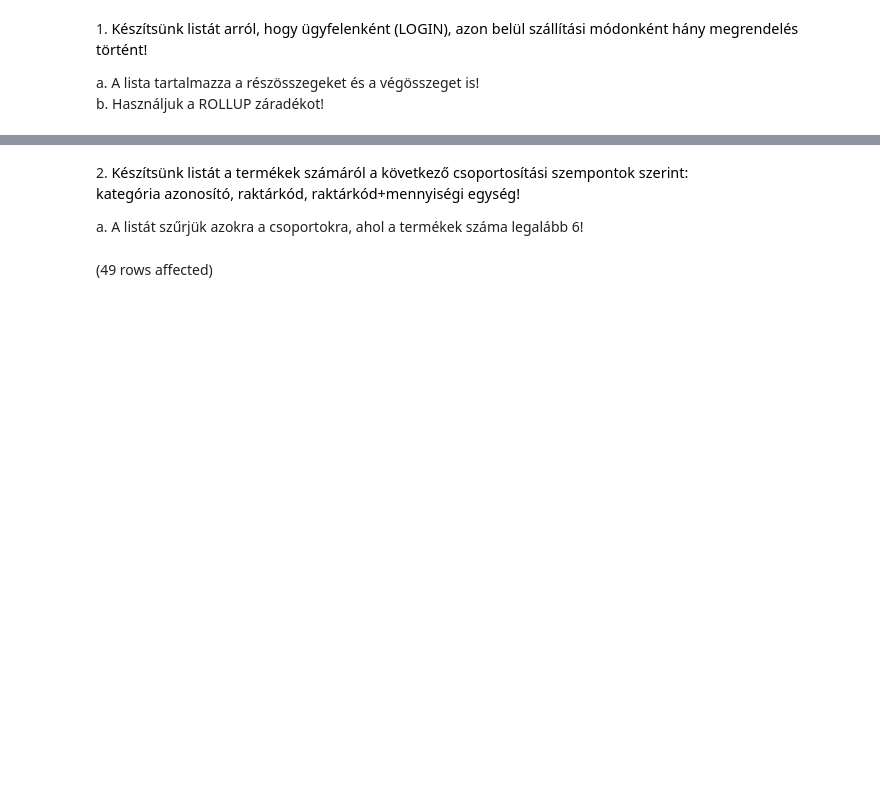
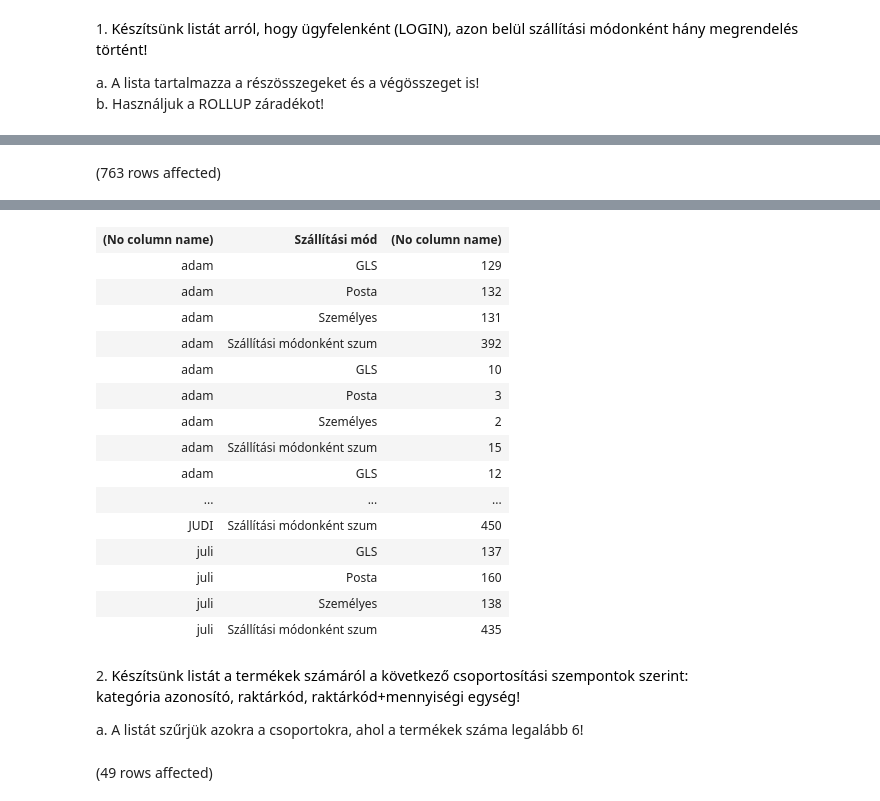
Before and after one commit to barnabasbaranyistud/SQLgyak03, a Jupyter notebook: gyakorlat04_feladatok.ipynb, the cells around one changed output, grey strips where cells are left out. Cells and saved outputs as stored; diff of their text form; code cells hidden in the pictures; blank space fills up the shorter version.

```diff
--- a/gyakorlat04_feladatok.ipynb
+++ b/gyakorlat04_feladatok.ipynb
@@ -28,0 +6,14 @@ Total execution time: 00:00:00.049
+# %%
+SELECT (CASE GROUPING_ID(LOGIN)
+WHEN 0 THEN CAST(LOGIN as nvarchar(4))
+WHEN 1 THEN '' END),
+(CASE GROUPING_ID(LOGIN, szall_mod)
+WHEN 0 THEN CAST(szall_mod as nvarchar(10))
+WHEN 1 THEN 'Szállítási módonként szum'
+WHEN 3 THEN 'Összesen' END)
+AS 'Szállítási mód',
+count(*)
+FROM Rendeles
+GROUP BY ROLLUP(LOGIN, szall_mod)
+# %% [output]
+(763 rows affected)
@@ -29,3 +21,19 @@ Total execution time: 00:00:00.049
+| (No column name) | Szállítási mód | (No column name) |
+| adam | GLS | 129 |
+| adam | Posta | 132 |
+| adam | Személyes | 131 |
+| adam | Szállítási módonként szum | 392 |
+| adam | GLS | 10 |
+| adam | Posta | 3 |
+| adam | Személyes | 2 |
+| adam | Szállítási módonként szum | 15 |
+| adam | GLS | 12 |
+| ... | ... | ... |
+| JUDI | Szállítási módonként szum | 450 |
+| juli | GLS | 137 |
+| juli | Posta | 160 |
+| juli | Személyes | 138 |
+| juli | Szállítási módonként szum | 435 |
 # %% [markdown]
 2. <span style="background-color: rgb(255, 255, 255); color: rgb(0, 0, 0); font-family: &quot;Open Sans&quot;, sans-serif; font-size: 14.44px;">Készítsünk listát a termékek számáról a következő csoportosítási szempontok szerint:<br>kategória azonosító, raktárkód, raktárkód+mennyiségi egység!</span>
 
```
Also changed, not shown: parts of 2 cells of this notebook.
